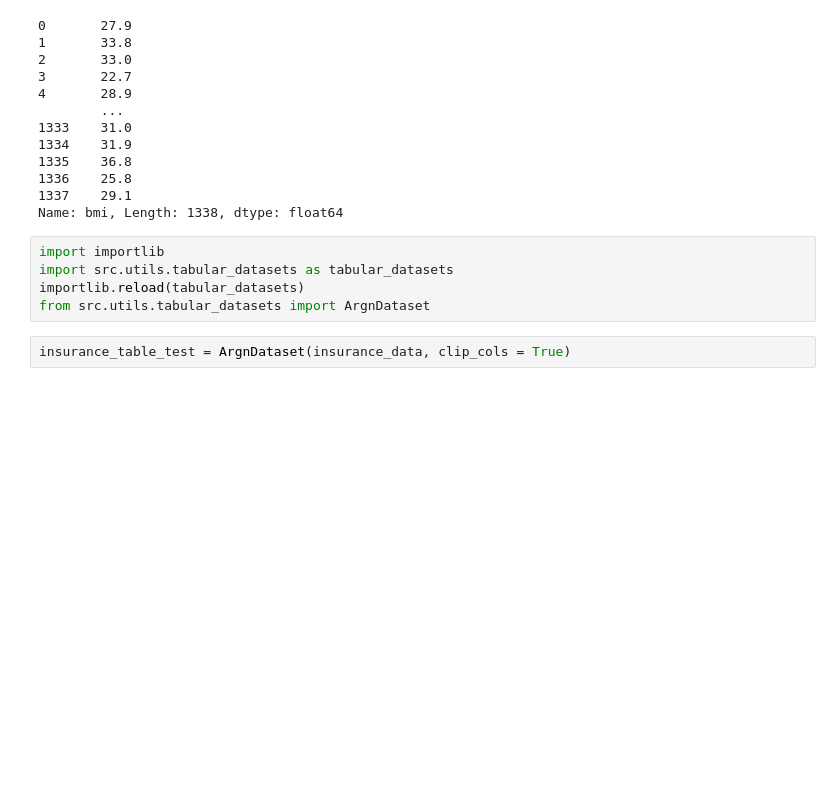
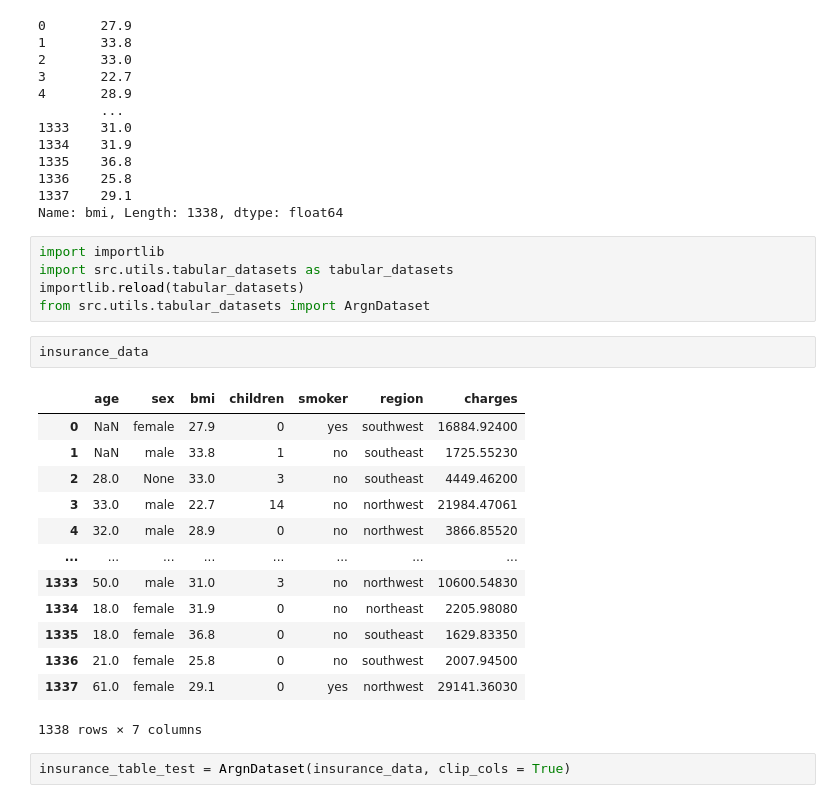
Before and after one commit to rzambrano1/tabular_nn, a Jupyter notebook: notebooks/tabular_argn.ipynb, the cells around one changed output. Cells and saved outputs as stored; diff of their text form; blank space fills up the shorter version.

```diff
--- a/notebooks/tabular_argn.ipynb
+++ b/notebooks/tabular_argn.ipynb
@@ -350,6 +350,22 @@ import importlib
 import src.utils.tabular_datasets as tabular_datasets
 importlib.reload(tabular_datasets)
 from src.utils.tabular_datasets import ArgnDataset
+# %%
+insurance_data
+# %% [output]
+|  | age | sex | bmi | children | smoker | region | charges |
+| 0 | NaN | female | 27.9 | 0 | yes | southwest | 16884.92400 |
+| 1 | NaN | male | 33.8 | 1 | no | southeast | 1725.55230 |
+| 2 | 28.0 | None | 33.0 | 3 | no | southeast | 4449.46200 |
+| 3 | 33.0 | male | 22.7 | 14 | no | northwest | 21984.47061 |
+| 4 | 32.0 | male | 28.9 | 0 | no | northwest | 3866.85520 |
+| ... | ... | ... | ... | ... | ... | ... | ... |
+| 1333 | 50.0 | male | 31.0 | 3 | no | northwest | 10600.54830 |
+| 1334 | 18.0 | female | 31.9 | 0 | no | northeast | 2205.98080 |
+| 1335 | 18.0 | female | 36.8 | 0 | no | southeast | 1629.83350 |
+| 1336 | 21.0 | female | 25.8 | 0 | no | southwest | 2007.94500 |
+| 1337 | 61.0 | female | 29.1 | 0 | yes | northwest | 29141.36030 |
+1338 rows × 7 columns
 # %%
 insurance_table_test = ArgnDataset(insurance_data, clip_cols = True)
 # %%
```
Also changed, not shown: parts of 17 cells of this notebook, 2 other files.
